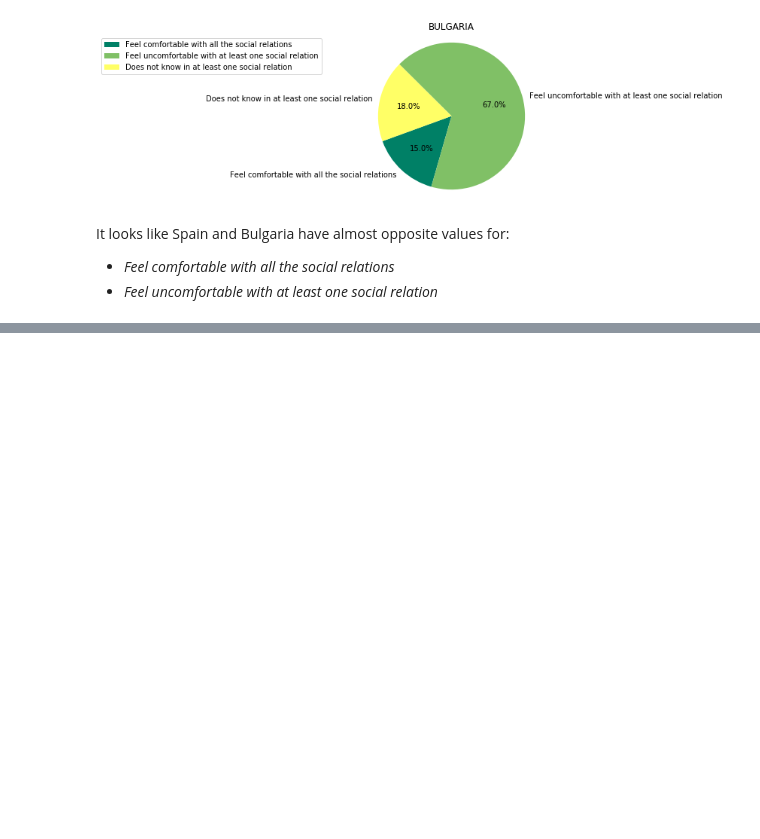
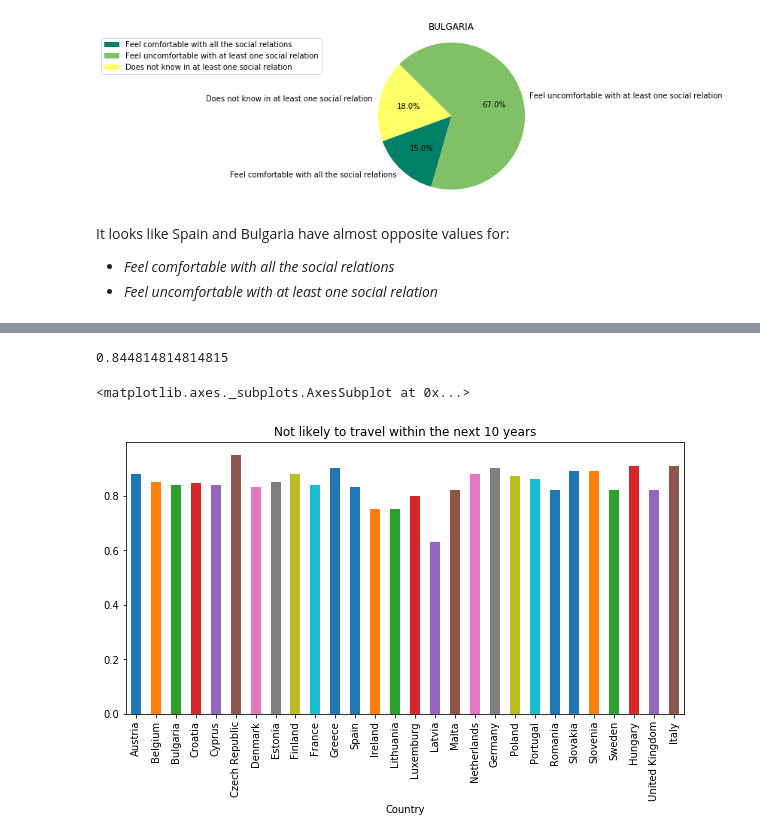
Before and after one commit to joanna-janos/MigrationSimulationInEU, a Jupyter notebook: data_analysis.ipynb, the cells around one changed output, grey strips where cells are left out. Drawn from its saved outputs; the diff is of its cells as text; code cells hidden in the pictures; blank space fills up the shorter version.

```diff
--- a/data_analysis.ipynb
+++ b/data_analysis.ipynb
@@ -237,0 +280,11 @@ It looks like Spain and Bulgaria have almost opposite values for:
+# %%
+df_migration_to_another_country.loc[:,'Not likely'].mean()
+# %% [output]
+0.844814814814815
+# %%
+df_migration_to_another_country.loc[:, 'Not likely'].plot(kind='bar',
+                                                          title="Not likely to travel within the next 10 years",
+                                                          figsize=(10, 5), legend=False, fontsize=10)
+# %% [output]
+<matplotlib.axes._subplots.AxesSubplot at 0x...>
+[figure, added]
```
Also changed, not shown: parts of 13 cells of this notebook, 1 other file.
